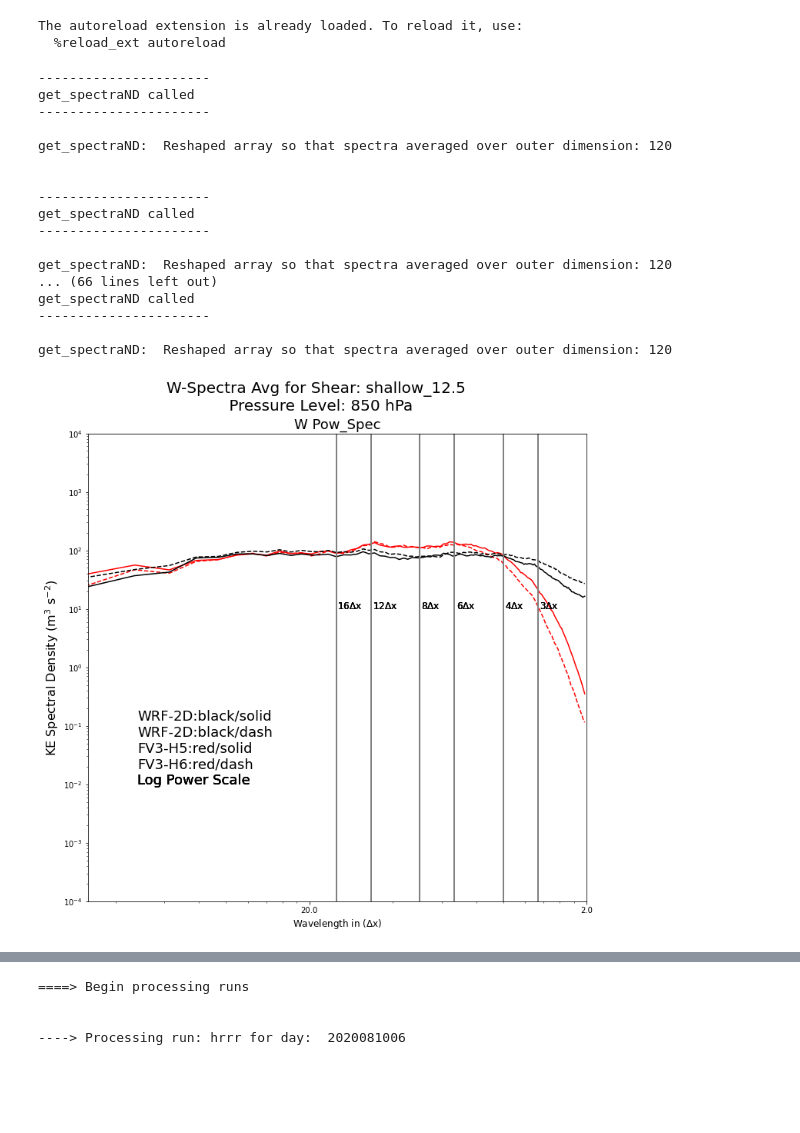
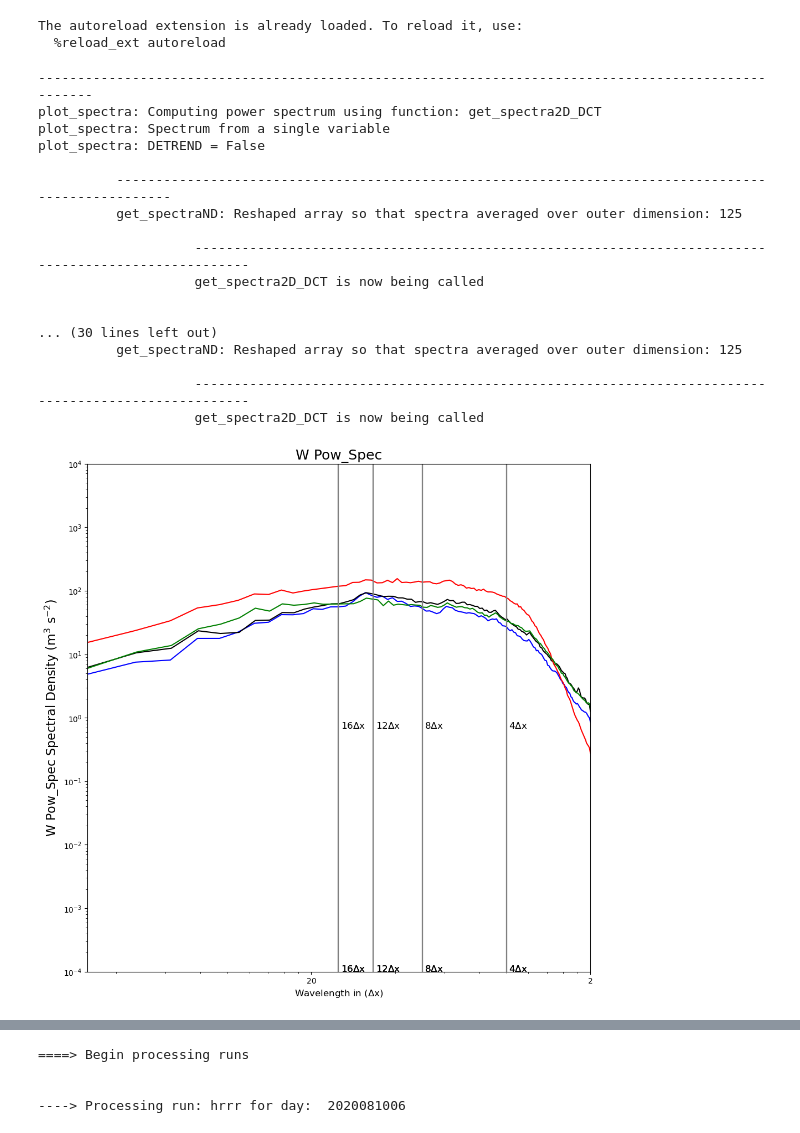
Before and after one commit to louiswicker/CAM_analysis_tools, a Jupyter notebook: ideal_cases/w_spectraIdeal.ipynb, the cells around one changed output, grey strips where cells are left out. Drawn from its saved outputs; the diff is of its cells as text; code cells hidden in the pictures; blank space fills up the shorter version.

Commit message:
Updating branch with latest codes for analysis - aded idealized spectra

```diff
--- a/ideal_cases/w_spectraIdeal.ipynb
+++ b/ideal_cases/w_spectraIdeal.ipynb
@@ -52,5 +34,13 @@ def open_mfdataset_list(data_dir, pattern):
 # %% [output]
 The autoreload extension is already loaded. To reload it, use:
   %reload_ext autoreload
+# %%
+models = {'cm1': pickle2Obj('object_stat/cm1_squall_3km_obj.pkl',retObj=False) }
+# %%
+models['wrf'] = pickle2Obj('object_stat/wrf_squall_3km_3rd_obj.pkl', retObj=False)
+# %%
+models['solo'] = pickle2Obj('object_stat/solo_squall_3km_obj.pkl',retObj=False)
+# %%
+models['mpas'] = pickle2Obj('object_stat/mpas_squall_3km_prandtl_obj.pkl',retObj=False)
 # %%
 #-----------------------------------------------------------------
@@ -114,30 +100,27 @@ def run_spectral_analysis(in_dir, out_dir, shear):
 # %%
 # Local import
 
 from spectra.py_spectra import *
 
+#print(models['wrf']["C2000_06"]['w'])
 
-in_dir  = "/scratch/larissa.reames/ideal_updrafts"
-out_dir = "/work/wicker/CAM_analysis_tools"
-shear   = "shallow_12.5"
-
-ret = run_spectral_analysis(in_dir, out_dir, shear)
+ret = run_spectral_analysis(models, "C2000_18", [10])
 # %% [output]
-----------------------
-get_spectraND called
-----------------------
+----------------------------------------------------------------------------------------------------
+plot_spectra: Computing power spectrum using function: get_spectra2D_DCT
+plot_spectra: Spectrum from a single variable
+plot_spectra: DETREND = False
 
-get_spectraND:  Reshaped array so that spectra averaged over outer dimension: 120
+          ----------------------------------------------------------------------------------------------------
+          get_spectraND: Reshaped array so that spectra averaged over outer dimension: 125
+
+                    ----------------------------------------------------------------------------------------------------
+                    get_spectra2D_DCT is now being called
 
 
-----------------------
-get_spectraND called
-----------------------
+... (30 lines left out)
+          get_spectraND: Reshaped array so that spectra averaged over outer dimension: 125
 
-get_spectraND:  Reshaped array so that spectra averaged over outer dimension: 120
-... (66 lines left out)
-get_spectraND called
-----------------------
-
-get_spectraND:  Reshaped array so that spectra averaged over outer dimension: 120
+                    ----------------------------------------------------------------------------------------------------
+                    get_spectra2D_DCT is now being called
-[figure, old version]
+[figure, new version]
```
Also changed, not shown: parts of 3 cells of this notebook, 18 other files.
